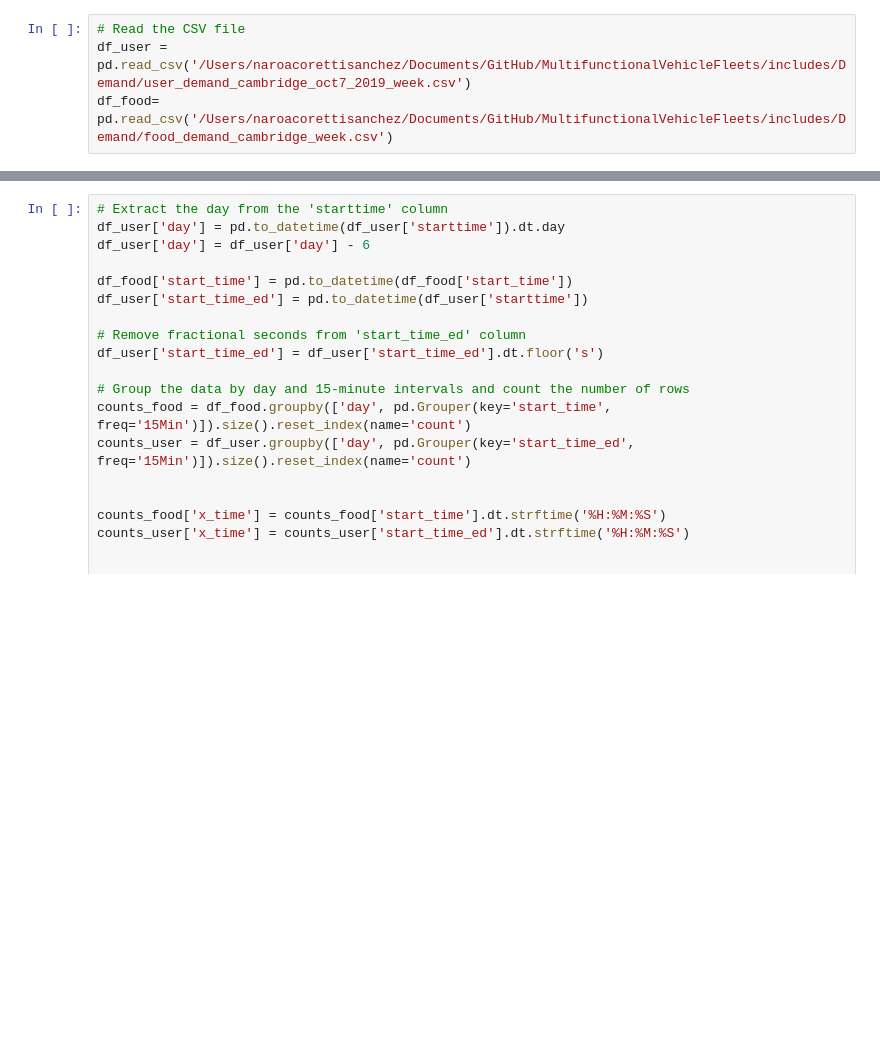
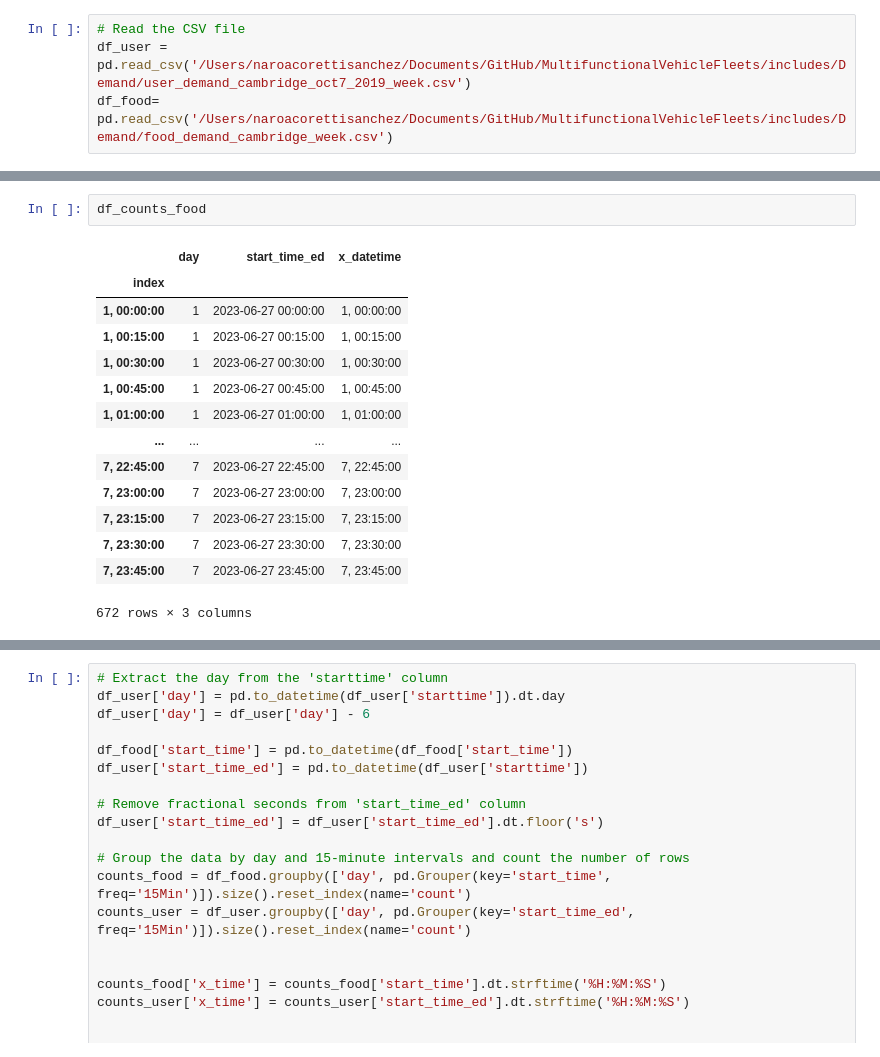
Before and after one commit to CityScope/MobilityTable_SanSebastian, a Jupyter notebook: preprocessing/DemandPlotting.ipynb, the cells around one changed output, grey strips where cells are left out. Saved outputs shown, nothing was run; the diff lists cells and outputs as text; blank space fills up the shorter version.

```diff
--- a/preprocessing/DemandPlotting.ipynb
+++ b/preprocessing/DemandPlotting.ipynb
@@ -43,0 +53,17 @@ ValueError: You are trying to merge on datetime64[ns] and int64 columns. If you
+# %%
+df_counts_food
+# %% [output]
+|  | day | start_time_ed | x_datetime |
+| index |  |  |  |
+| 1, 00:00:00 | 1 | 2023-06-27 00:00:00 | 1, 00:00:00 |
+| 1, 00:15:00 | 1 | 2023-06-27 00:15:00 | 1, 00:15:00 |
+| 1, 00:30:00 | 1 | 2023-06-27 00:30:00 | 1, 00:30:00 |
+| 1, 00:45:00 | 1 | 2023-06-27 00:45:00 | 1, 00:45:00 |
+| 1, 01:00:00 | 1 | 2023-06-27 01:00:00 | 1, 01:00:00 |
+| ... | ... | ... | ... |
+| 7, 22:45:00 | 7 | 2023-06-27 22:45:00 | 7, 22:45:00 |
+| 7, 23:00:00 | 7 | 2023-06-27 23:00:00 | 7, 23:00:00 |
+| 7, 23:15:00 | 7 | 2023-06-27 23:15:00 | 7, 23:15:00 |
+| 7, 23:30:00 | 7 | 2023-06-27 23:30:00 | 7, 23:30:00 |
+| 7, 23:45:00 | 7 | 2023-06-27 23:45:00 | 7, 23:45:00 |
+672 rows × 3 columns
```
Also changed, not shown: parts of 9 cells of this notebook.
